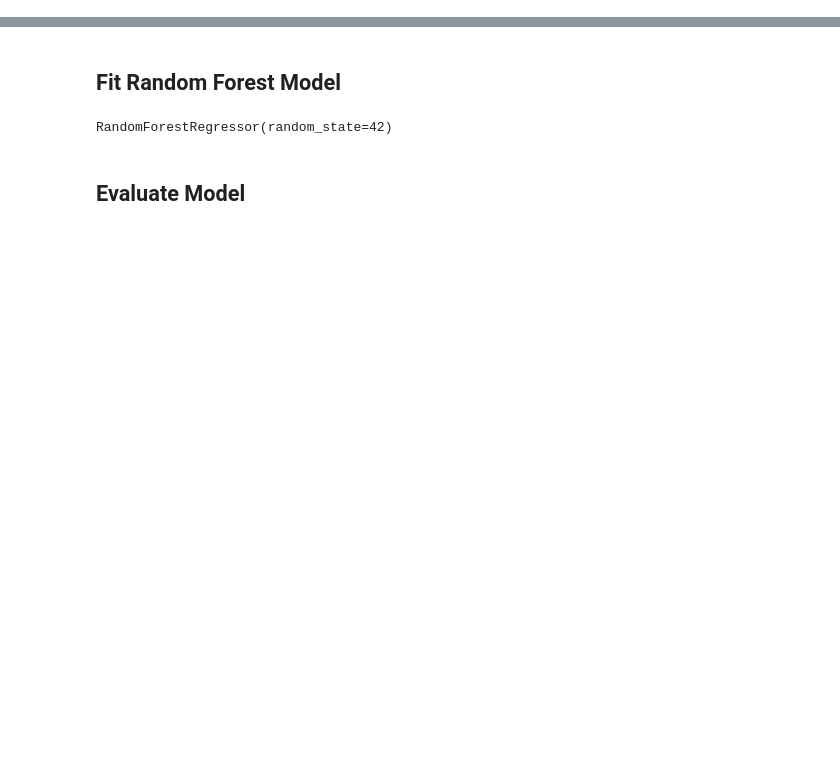
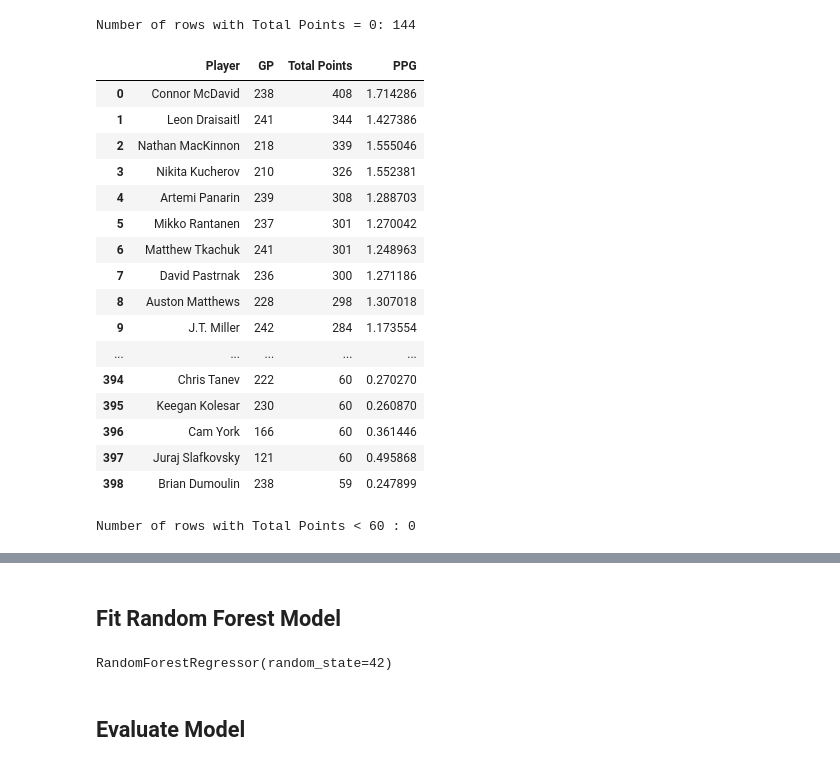
Before and after one commit to nathanguevara11/project-4-G10, a Jupyter notebook: project4_NHL_players.ipynb, the cells around one changed output, grey strips where cells are left out. Cells and saved outputs as stored; diff of their text form; code cells hidden in the pictures; blank space fills up the shorter version.

```diff
--- a/project4_NHL_players.ipynb
+++ b/project4_NHL_players.ipynb
@@ -35,0 +42,36 @@ df_previous[['Player', 'GP', 'Total Points', 'PPG']]
+# %%
+# Count the number of rows where Total Points equals 0
+rows_with_zero_points = df_previous[df_previous['Total Points'] == 0].shape[0]
+
+print(f"Number of rows with Total Points = 0: {rows_with_zero_points}")
+# %% [output]
+Number of rows with Total Points = 0: 144
+# %%
+#Remove rows where Total Points = 0
+df_previous = df_previous[df_previous["Total Points"] != 0]
+df_previous[['Player', 'GP', 'Total Points', 'PPG']]
+# %% [output]
+|  | Player | GP | Total Points | PPG |
+| 0 | Connor McDavid | 238 | 408 | 1.714286 |
+| 1 | Leon Draisaitl | 241 | 344 | 1.427386 |
+| 2 | Nathan MacKinnon | 218 | 339 | 1.555046 |
+| 3 | Nikita Kucherov | 210 | 326 | 1.552381 |
+| 4 | Artemi Panarin | 239 | 308 | 1.288703 |
+| 5 | Mikko Rantanen | 237 | 301 | 1.270042 |
+| 6 | Matthew Tkachuk | 241 | 301 | 1.248963 |
+| 7 | David Pastrnak | 236 | 300 | 1.271186 |
+| 8 | Auston Matthews | 228 | 298 | 1.307018 |
+| 9 | J.T. Miller | 242 | 284 | 1.173554 |
+| ... | ... | ... | ... | ... |
+| 394 | Chris Tanev | 222 | 60 | 0.270270 |
+| 395 | Keegan Kolesar | 230 | 60 | 0.260870 |
+| 396 | Cam York | 166 | 60 | 0.361446 |
+| 397 | Juraj Slafkovsky | 121 | 60 | 0.495868 |
+| 398 | Brian Dumoulin | 238 | 59 | 0.247899 |
+# %%
+# Count the number of rows where GP < 60
+rows_less_than_60_points = df_previous[df_previous['GP'] < 60].shape[0]
+
+print(f"Number of rows with Total Points < 60 : {rows_less_than_60_points}")
+# %% [output]
+Number of rows with Total Points < 60 : 0
```
Also changed, not shown: parts of 23 cells of this notebook, 1 other file.
